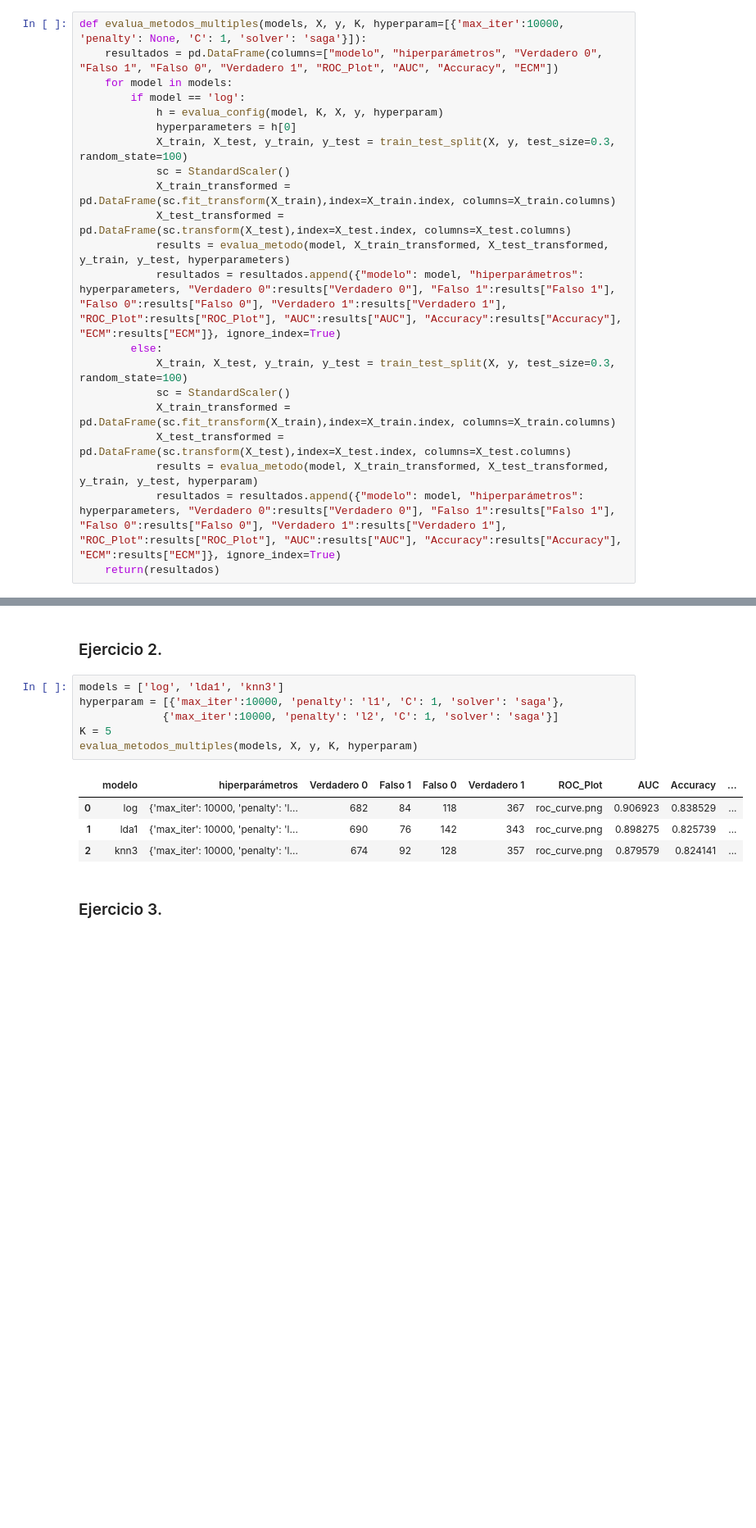
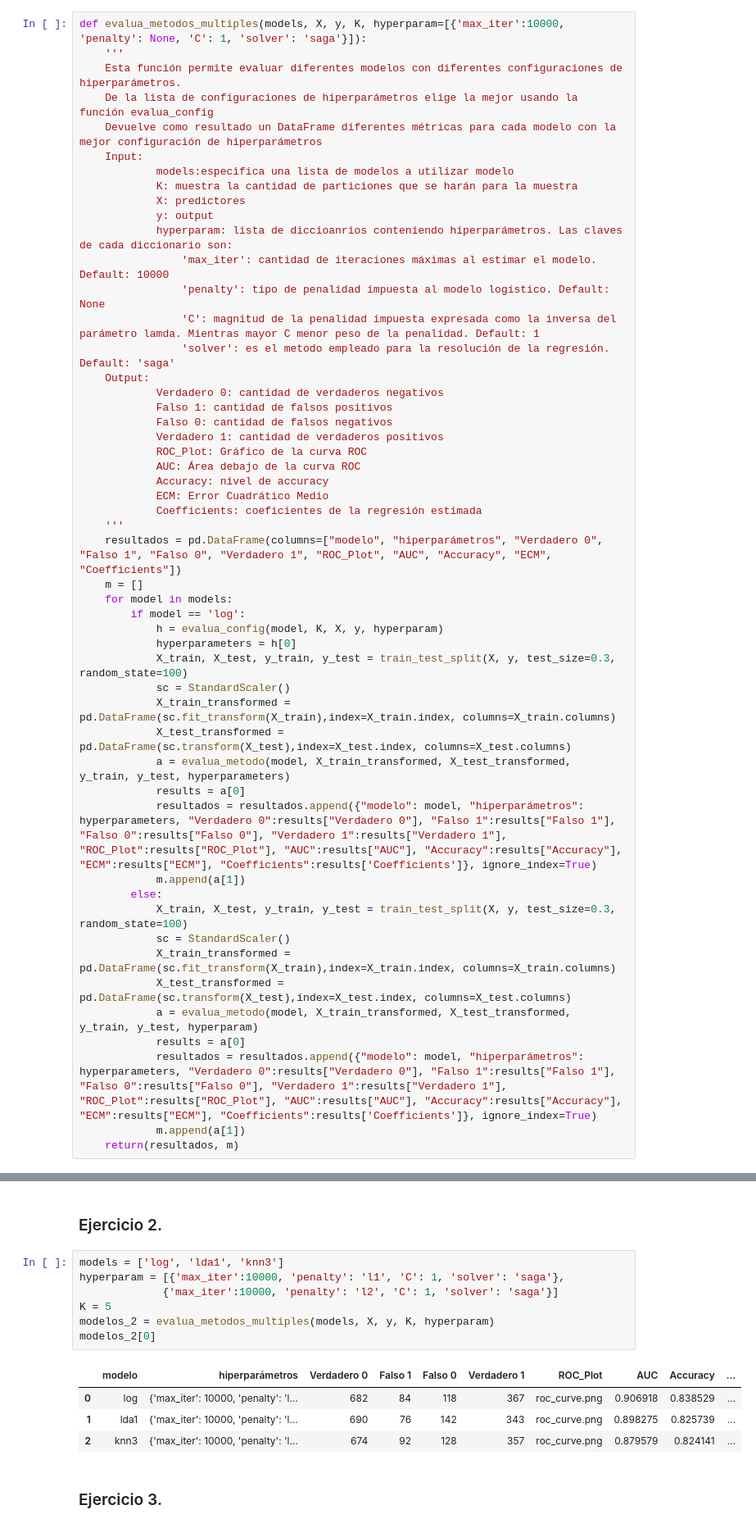
Before and after one commit to manuelcarrerafigueroa/BigData_Trabajos_Practicos, a Jupyter notebook: TP3/TP_3 Final.ipynb, the cells around one changed output, grey strips where cells are left out. Shown at 82% size. Drawn from its saved outputs; the diff is of its cells as text; blank space fills up the shorter version.

```diff
--- a/TP3/TP_3 Final.ipynb
+++ b/TP3/TP_3 Final.ipynb
@@ -601,7 +722,33 @@ def evalua_config(model, K, X, y, hyperparam=[{'max_iter':10000, 'penalty': None
 ### Ejercicio 4.
 # %%
 def evalua_metodos_multiples(models, X, y, K, hyperparam=[{'max_iter':10000, 'penalty': None, 'C': 1, 'solver': 'saga'}]):
-    resultados = pd.DataFrame(columns=["modelo", "hiperparámetros", "Verdadero 0", "Falso 1", "Falso 0", "Verdadero 1", "ROC_Plot", "AUC", "Accuracy", "ECM"])
+    '''
+    Esta función permite evaluar diferentes modelos con diferentes configuraciones de hiperparámetros.
+    De la lista de configuraciones de hiperparámetros elige la mejor usando la función evalua_config
+    Devuelve como resultado un DataFrame diferentes métricas para cada modelo con la mejor configuración de hiperparámetros
+    Input:
+            models:especifica una lista de modelos a utilizar modelo
+            K: muestra la cantidad de particiones que se harán para la muestra
+            X: predictores
+            y: output
+            hyperparam: lista de diccioanrios conteniendo hiperparámetros. Las claves de cada diccionario son:
+                'max_iter': cantidad de iteraciones máximas al estimar el modelo. Default: 10000
+                'penalty': tipo de penalidad impuesta al modelo logístico. Default: None
+                'C': magnitud de la penalidad impuesta expresada como la inversa del parámetro lamda. Mientras mayor C menor peso de la penalidad. Default: 1
+                'solver': es el metodo empleado para la resolución de la regresión. Default: 'saga'
+    Output:
+            Verdadero 0: cantidad de verdaderos negativos
+            Falso 1: cantidad de falsos positivos
+            Falso 0: cantidad de falsos negativos
+            Verdadero 1: cantidad de verdaderos positivos
+            ROC_Plot: Gráfico de la curva ROC
+            AUC: Área debajo de la curva ROC
+            Accuracy: nivel de accuracy
+            ECM: Error Cuadrático Medio
+            Coefficients: coeficientes de la regresión estimada
+    '''
+    resultados = pd.DataFrame(columns=["modelo", "hiperparámetros", "Verdadero 0", "Falso 1", "Falso 0", "Verdadero 1", "ROC_Plot", "AUC", "Accuracy", "ECM", "Coefficients"])
+    m = []
     for model in models:
         if model == 'log':
             h = evalua_config(model, K, X, y, hyperparam)
@@ -610,16 +757,20 @@ def evalua_metodos_multiples(models, X, y, K, hyperparam=[{'max_iter':10000, 'pe
             sc = StandardScaler()
             X_train_transformed = pd.DataFrame(sc.fit_transform(X_train),index=X_train.index, columns=X_train.columns)
             X_test_transformed = pd.DataFrame(sc.transform(X_test),index=X_test.index, columns=X_test.columns)
-            results = evalua_metodo(model, X_train_transformed, X_test_transformed, y_train, y_test, hyperparameters)
-            resultados = resultados.append({"modelo": model, "hiperparámetros": hyperparameters, "Verdadero 0":results["Verdadero 0"], "Falso 1":results["Falso 1"], "Falso 0":results["Falso 0"], "Verdadero 1":results["Verdadero 1"], "ROC_Plot":results["ROC_Plot"], "AUC":results["AUC"], "Accuracy":results["Accuracy"], "ECM":results["ECM"]}, ignore_index=True)
+            a = evalua_metodo(model, X_train_transformed, X_test_transformed, y_train, y_test, hyperparameters)
+            results = a[0]
+            resultados = resultados.append({"modelo": model, "hiperparámetros": hyperparameters, "Verdadero 0":results["Verdadero 0"], "Falso 1":results["Falso 1"], "Falso 0":results["Falso 0"], "Verdadero 1":results["Verdadero 1"], "ROC_Plot":results["ROC_Plot"], "AUC":results["AUC"], "Accuracy":results["Accuracy"], "ECM":results["ECM"], "Coefficients":results['Coefficients']}, ignore_index=True)
+            m.append(a[1])
         else:
             X_train, X_test, y_train, y_test = train_test_split(X, y, test_size=0.3, random_state=100)
             sc = StandardScaler()
             X_train_transformed = pd.DataFrame(sc.fit_transform(X_train),index=X_train.index, columns=X_train.columns)
             X_test_transformed = pd.DataFrame(sc.transform(X_test),index=X_test.index, columns=X_test.columns)
-            results = evalua_metodo(model, X_train_transformed, X_test_transformed, y_train, y_test, hyperparam)
-            resultados = resultados.append({"modelo": model, "hiperparámetros": hyperparameters, "Verdadero 0":results["Verdadero 0"], "Falso 1":results["Falso 1"], "Falso 0":results["Falso 0"], "Verdadero 1":results["Verdadero 1"], "ROC_Plot":results["ROC_Plot"], "AUC":results["AUC"], "Accuracy":results["Accuracy"], "ECM":results["ECM"]}, ignore_index=True)
-    return(resultados)
+            a = evalua_metodo(model, X_train_transformed, X_test_transformed, y_train, y_test, hyperparam)
+            results = a[0]
+            resultados = resultados.append({"modelo": model, "hiperparámetros": hyperparameters, "Verdadero 0":results["Verdadero 0"], "Falso 1":results["Falso 1"], "Falso 0":results["Falso 0"], "Verdadero 1":results["Verdadero 1"], "ROC_Plot":results["ROC_Plot"], "AUC":results["AUC"], "Accuracy":results["Accuracy"], "ECM":results["ECM"], "Coefficients":results['Coefficients']}, ignore_index=True)
+            m.append(a[1])
+    return(resultados, m)
 # %% [markdown]
 ## Parte III
 # %% [markdown]
@@ -704,12 +869,13 @@ X = sm.add_constant(X)
 # %%
 models = ['log', 'lda1', 'knn3']
 hyperparam = [{'max_iter':10000, 'penalty': 'l1', 'C': 1, 'solver': 'saga'},
              {'max_iter':10000, 'penalty': 'l2', 'C': 1, 'solver': 'saga'}]
 K = 5
-evalua_metodos_multiples(models, X, y, K, hyperparam)
+modelos_2 = evalua_metodos_multiples(models, X, y, K, hyperparam)
+modelos_2[0]
 # %% [output]
 |  | modelo | hiperparámetros | Verdadero 0 | Falso 1 | Falso 0 | Verdadero 1 | ROC_Plot | AUC | Accuracy | ... |
-| 0 | log | {'max_iter': 10000, 'penalty': 'l... | 682 | 84 | 118 | 367 | roc_curve.png | 0.906923 | 0.838529 | ... |
+| 0 | log | {'max_iter': 10000, 'penalty': 'l... | 682 | 84 | 118 | 367 | roc_curve.png | 0.906918 | 0.838529 | ... |
 | 1 | lda1 | {'max_iter': 10000, 'penalty': 'l... | 690 | 76 | 142 | 343 | roc_curve.png | 0.898275 | 0.825739 | ... |
 | 2 | knn3 | {'max_iter': 10000, 'penalty': 'l... | 674 | 92 | 128 | 357 | roc_curve.png | 0.879579 | 0.824141 | ... |
 # %% [markdown]
```
Also changed, not shown: parts of 31 cells of this notebook.
